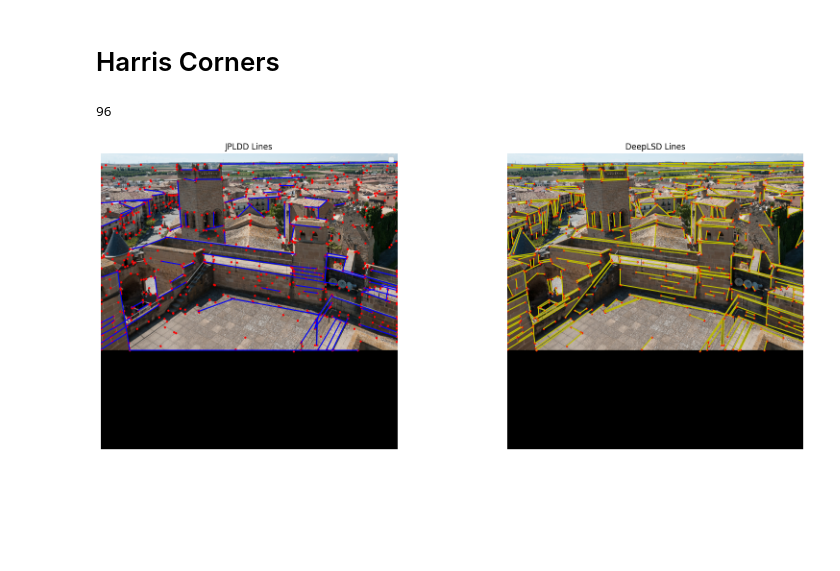
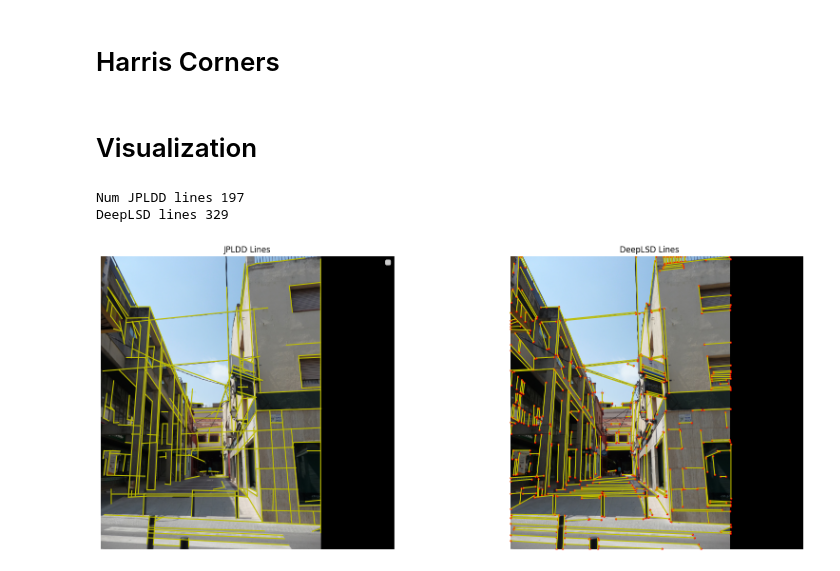
Before and after one commit to cvg/glue-factory, a Jupyter notebook: notebooks/refine_line_detection.ipynb, the cells around one changed output. Saved outputs shown, nothing was run; the diff lists cells and outputs as text; code cells hidden in the pictures; blank space fills up the shorter version.

Commit message:
Finetune filter and check out how well it works

```diff
--- a/notebooks/refine_line_detection.ipynb
+++ b/notebooks/refine_line_detection.ipynb
@@ -23,7 +23,7 @@ def get_deep_lsd_model(device="cuda"):
     deeplsd_conf = {
     "detect_lines": True,
     "line_detection_params": {
-        "merge": False,
+        "merge": True,
         "filtering": True,
         "grad_thresh": 3,
         "grad_nfa": True,
@@ -188,7 +188,7 @@ print(f"Device Used: {device}")
 DEBUG_DIR = "tmp_testbed"
 jpldd_conf = {
     "name": "joint_point_line_extractor",
-    "max_num_keypoints": 800,  # setting for training, for eval: -1
+    "max_num_keypoints": 1000,  # setting for training, for eval: -1
     "timeit": True,  # override timeit: False from BaseModel
     "line_df_decoder_channels": 32,
     "line_af_decoder_channels": 32,
@@ -196,19 +196,19 @@ jpldd_conf = {
         "do": True,
         "conf": {
             "max_point_size": 1500,
-            "min_line_length": 20,
+            "min_line_length": 10,
             "max_line_length": None,
             "samples": [8],
 
             "distance_map": {
-                "max_value": 5,
-                "threshold": 0.5,
-                "smooth_threshold": 0.85,
+                "max_value": 5, # this is fixed and only determined by the distance threshold
+                "threshold": 0.5, # lower value gets more lines
+                "smooth_threshold": 0.85, # higher seems to be less strict (i.e. more lines)
                 "avg_filter_size": 13,
                 "avg_filter_padding": 6,
                 "avg_filter_stride": 1,
-                "inlier_ratio": 0.9,
-                "max_accepted_mean_value": 0.3,
+                "inlier_ratio": 0.8, # gives artifacts at 0.5 (lower is more lines)
+                "max_accepted_mean_value": 0.4, # be very careful with this. Only small increases can caus
             },
 
             "mlp_conf": {
@@ -281,7 +281,7 @@ dict_keys(['keypoint_and_junction_score_map', 'line_anglefield', 'line_distancef
 # %%
 # should use 544
 # looks good with 506
-img_index = 100
+img_index = 506
 deeplsd_net = get_deep_lsd_model()
 with torch.no_grad():
     img_torch = ds[img_index]["image"].to(device).unsqueeze(0)
@@ -306,6 +306,16 @@ line_data  = {
     "angle_map": output_model["line_anglefield"][0],
     "descriptors": torch.zeros((keypoints_deeplsd.shape[0],128)).cuda(),
 }
-cur_lines = jpldd_model_150.line_extractor(line_data)["lines"]
+#mlp_filter(self, points: torch.Tensor, indices_image: torch.Tensor, distance_map: torch.Tensor, angle_map: torch.Tensor)
+#points (torch.Tensor): all keypoints, Shape: (#keypoints , 2)
+#indices_image (torch.Tensor): Each row contains indices of 2 keypoints (indexing keypoint list "points"). Thus each row = 1 line candidate. Shape: (#candidate_lines , 2)
+#distance_map (torch.Tensor): distance field as in DeepLSD
+#angle_map (torch.Tensor): angle field as in DeepLSD
+#img_idx = torch.arange(0,len(deeplsd_lines_torch))
+#img_idx = torch.vstack((img_idx,len(deeplsd_lines_torch) + img_idx)).transpose(0,1).cuda()
+#cur_lines = jpldd_model_150.line_extractor.mlp_filter(points=keypoints_deeplsd,indices_image=img_idx,distance_map=output_model["line_distancefield"][0],angle_map=output_model["line_anglefield"][0])
+#cur_lines = jpldd_model_150.line_extractor(line_data)["lines"]
+cur_lines = output_model["lines"][0]
 keypoints_overall = keypoints_deeplsd
+print(len(cur_lines))
 # %% [output]
@@ -422,32 +448,36 @@ line_data  = {
 }
 cur_lines = jpldd_model_150.line_extractor(line_data)["lines"]
 keypoints_deeplsd = keypoints_deeplsd.cpu().numpy()
+# %% [markdown]
+# Visualization
 # %%
 lines_jpldd = cur_lines.cpu().numpy()
 keypoints_overall = keypoints_overall.cpu().numpy()
 keypoints_deeplsd = keypoints_deeplsd.cpu().numpy()
 _, ax = plt.subplots(1, 2, figsize=(20, 8))
 ax[0].axis('off')
 ax[0].set_title("JPLDD Lines")
 #ax[0].scatter(keypoints_overall[:num_orig_keypoints,0],keypoints_overall[:num_orig_keypoints,1],s=5,c="y",label="JPLDD Keypoints")
-ax[0].scatter(keypoints_overall[:,0],keypoints_overall[:,1],s=5,c="r")
+#ax[0].scatter(keypoints_overall[:,0],keypoints_overall[:,1],s=3,c="r")
 ax[0].imshow(ds[img_index]["image"].permute(1, 2, 0))
 ax[0].legend()
-print(lines_jpldd.shape[0])
+print("Num JPLDD lines", lines_jpldd.shape[0])
 for i in range(lines_jpldd.shape[0]):
     line = lines_jpldd[i]
     x1,y1 = line[0]
     x2,y2 = line[1]
-    ax[0].plot([x1,x2],[y1,y2],'b-')
+    ax[0].plot([x1,x2],[y1,y2],'y-')
 ax[1].axis('off')
 ax[1].set_title("DeepLSD Lines")
 ax[1].scatter(keypoints_deeplsd[:,0],keypoints_deeplsd[:,1],s=5,c="r")
 ax[1].imshow(ds[img_index]["image"].permute(1, 2, 0))
+print("DeepLSD lines", deeplsd_lines.shape[0])
 for i in range(deeplsd_lines.shape[0]):
     line = deeplsd_lines[i]
     x1,y1 = line[0]
     x2,y2 = line[1]
     plt.plot([x1,x2],[y1,y2],'y-')
 # %% [output]
-96
+Num JPLDD lines 197
+DeepLSD lines 329
-[figure, old version]
+[figure, new version]
```
Also changed, not shown: parts of 8 cells of this notebook, 3 other files.
